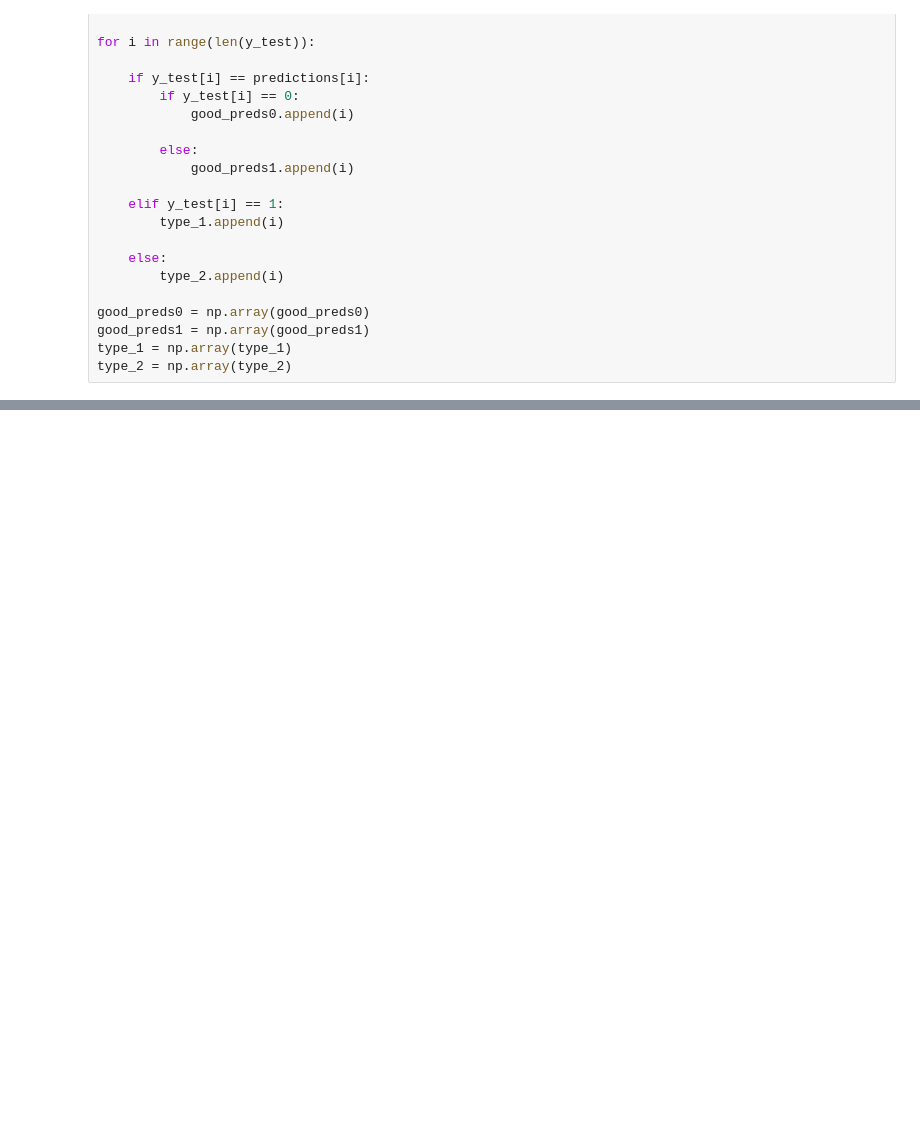
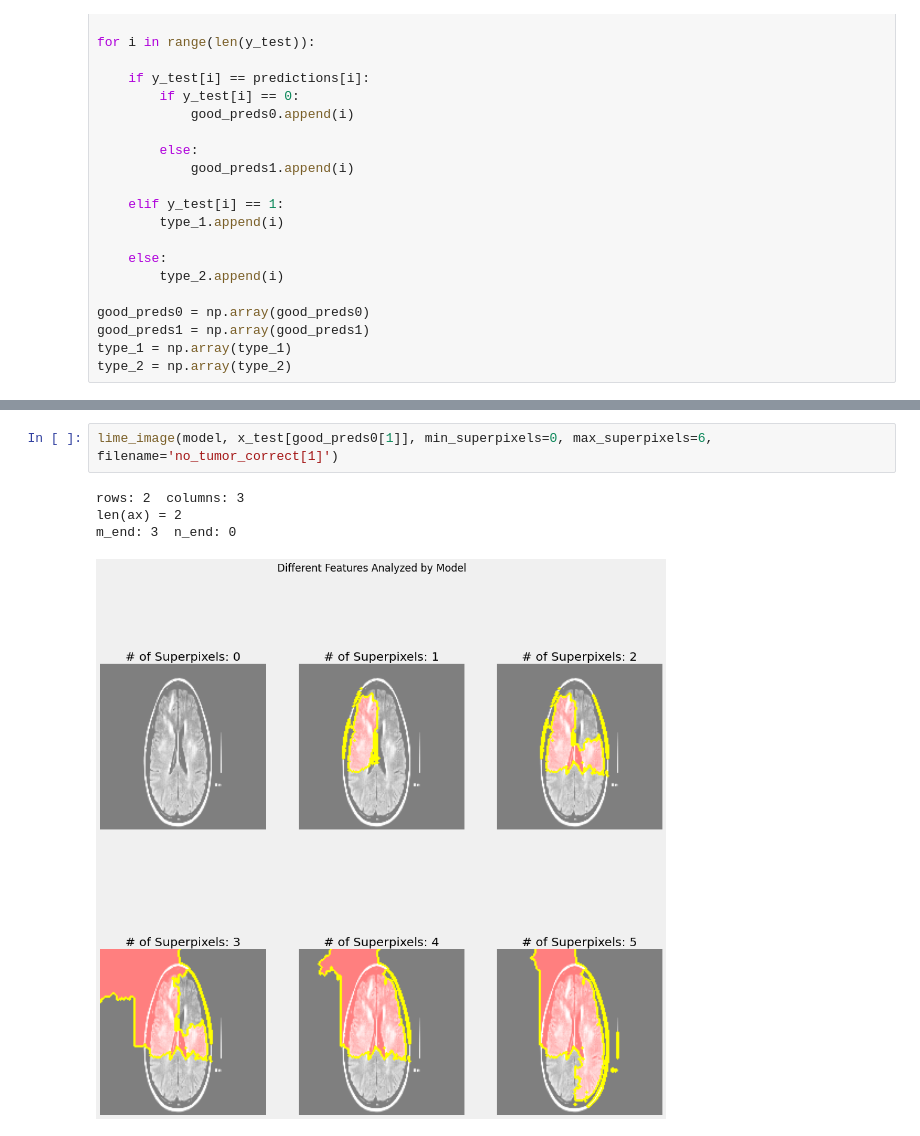
Before and after one commit to samjdedes/MRI_brain_scan_tumor_detection, a Jupyter notebook: notebooks/report/index.ipynb, the cells around one changed output, grey strips where cells are left out. Cells and saved outputs as stored; diff of their text form; blank space fills up the shorter version.

```diff
--- a/notebooks/report/index.ipynb
+++ b/notebooks/report/index.ipynb
@@ -299,3 +302,10 @@ m_end: 3  n_end: 0
+# %%
+lime_image(model, x_test[good_preds0[1]], min_superpixels=0, max_superpixels=6, filename='no_tumor_correct[1]')
+# %% [output]
+rows: 2  columns: 3
+len(ax) = 2
+m_end: 3  n_end: 0
+[figure, added]
 # %%
 lime_image(model, x_test[type_1[0]], min_superpixels=0, max_superpixels=6, filename='type_1_error[0]')
 # %% [output]
```
Also changed, not shown: parts of 38 cells of this notebook, 38 other files.
